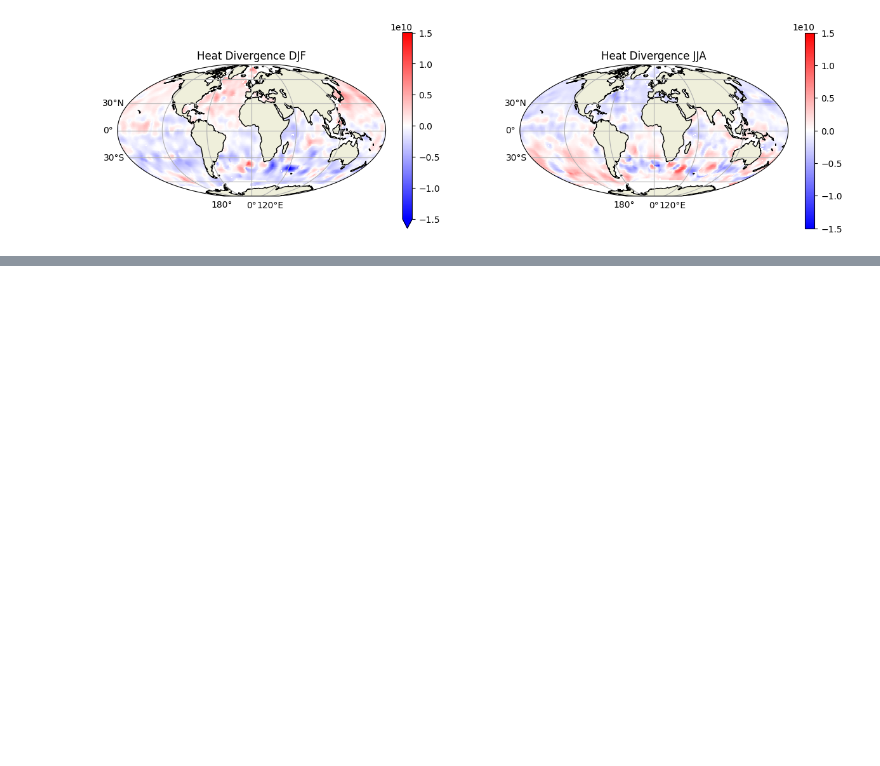
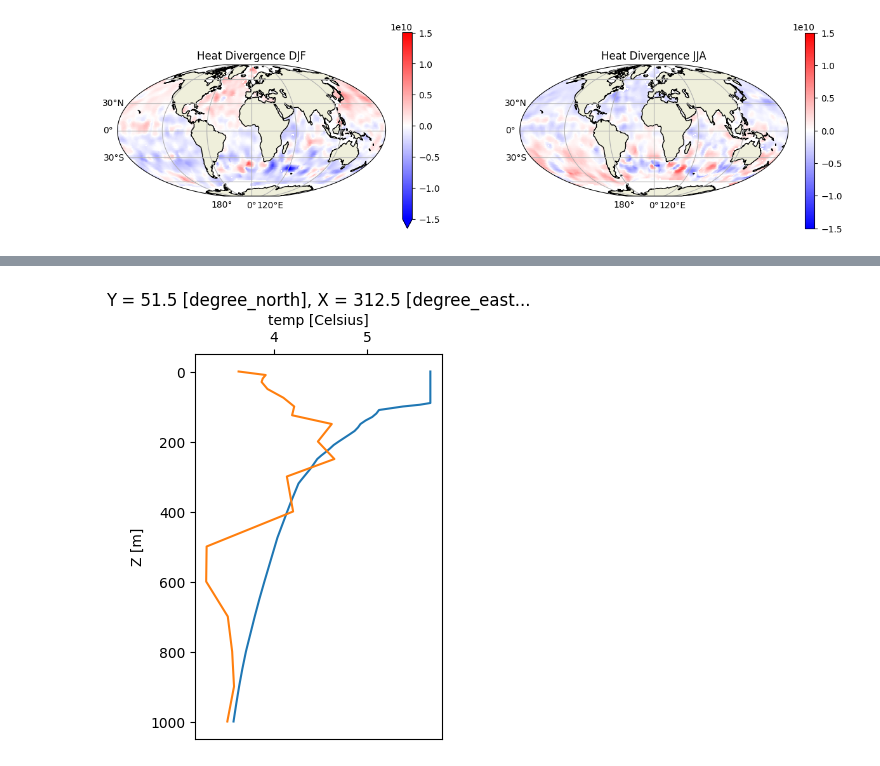
Before and after one commit to JRethemeier/Thermohaline-Circulation, a Jupyter notebook: Assignment2/Assignment2.ipynb, the cells around one changed output, grey strips where cells are left out. Cells and saved outputs as stored; diff of their text form; code cells hidden in the pictures; blank space fills up the shorter version.

Commit message:
rough temp profiles

```diff
--- a/Assignment2/Assignment2.ipynb
+++ b/Assignment2/Assignment2.ipynb
@@ -224,0 +227,28 @@ indicies: 30 279 291 633 681
+# %%
+# Exercise 2.a.2.a
+# Temperature Profile at 51.5N 47.5W
+
+def w_to_e(west):
+    return 360-west
+
+lat = 51.5
+lon = w_to_e(47.5)
+lat_index = np.where(isopycnal.LATITUDE.values == lat)[0][0]
+lon_index = np.where(isopycnal.LONGITUDE.values == lon)[0][0]
+pressure_max = np.where(isopycnal.PRESSURE.values == 1000)[0][0]
+
+lab_lev = levitus.sel(T=0.5, X=lon, Y=lat).temp
+lab_iso = isopycnal.set_coords(names=["LATITUDE", "LONGITUDE", "PRESSURE"])
+lab_iso = lab_iso.sel(LAT=lat_index, LONG=lon_index, PRES=slice(0, pressure_max+1)).POTENTIAL_TEMPERATURE
+
+fig = plt.figure(figsize=(7, 5))
+ax = fig.add_subplot(121)
+lab_iso.plot(y="PRESSURE")
+lab_lev.plot(y="Z")
+ax.invert_yaxis()
+ax.xaxis.set_label_position('top')
+ax.xaxis.tick_top()
+
+# Make more pretty if submitting
+# %% [output]
+[figure, added]
```
Also changed, not shown: parts of 3 cells of this notebook.
